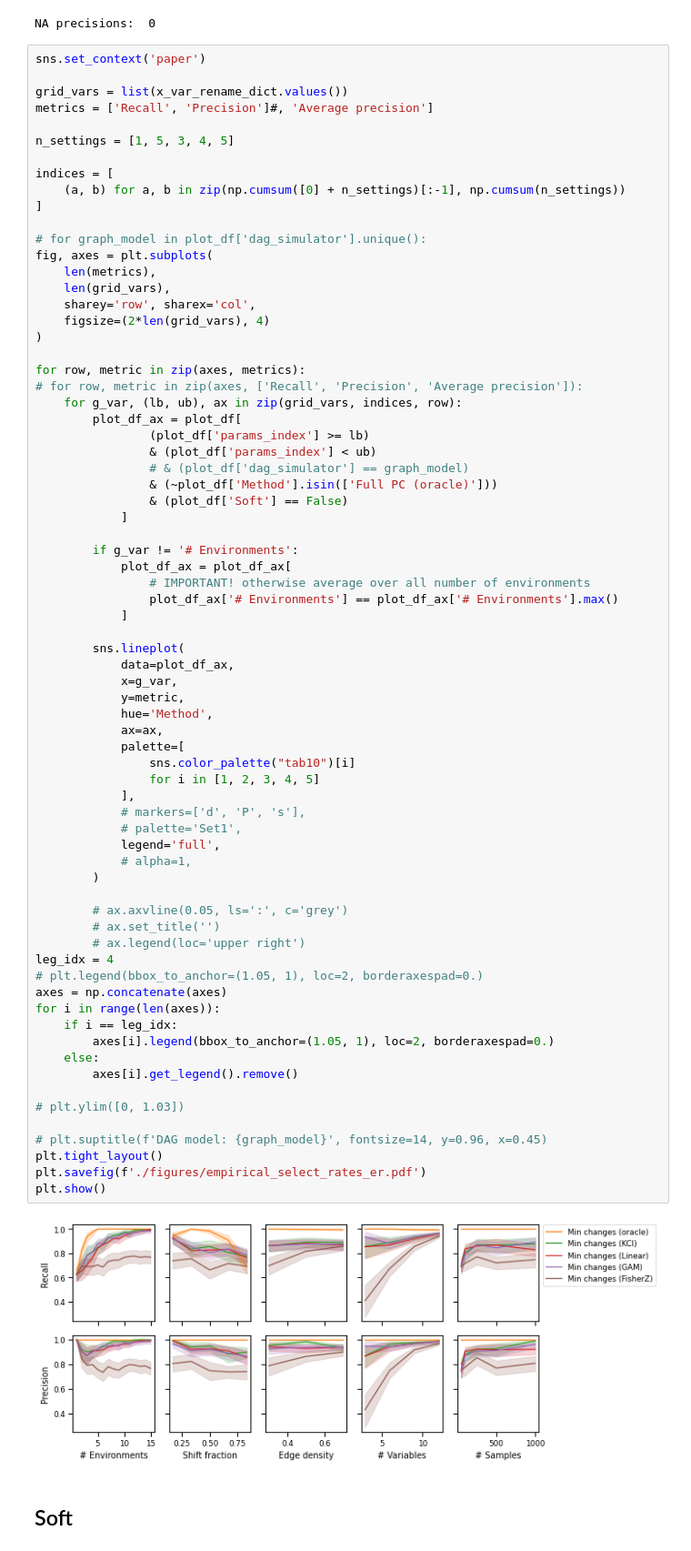
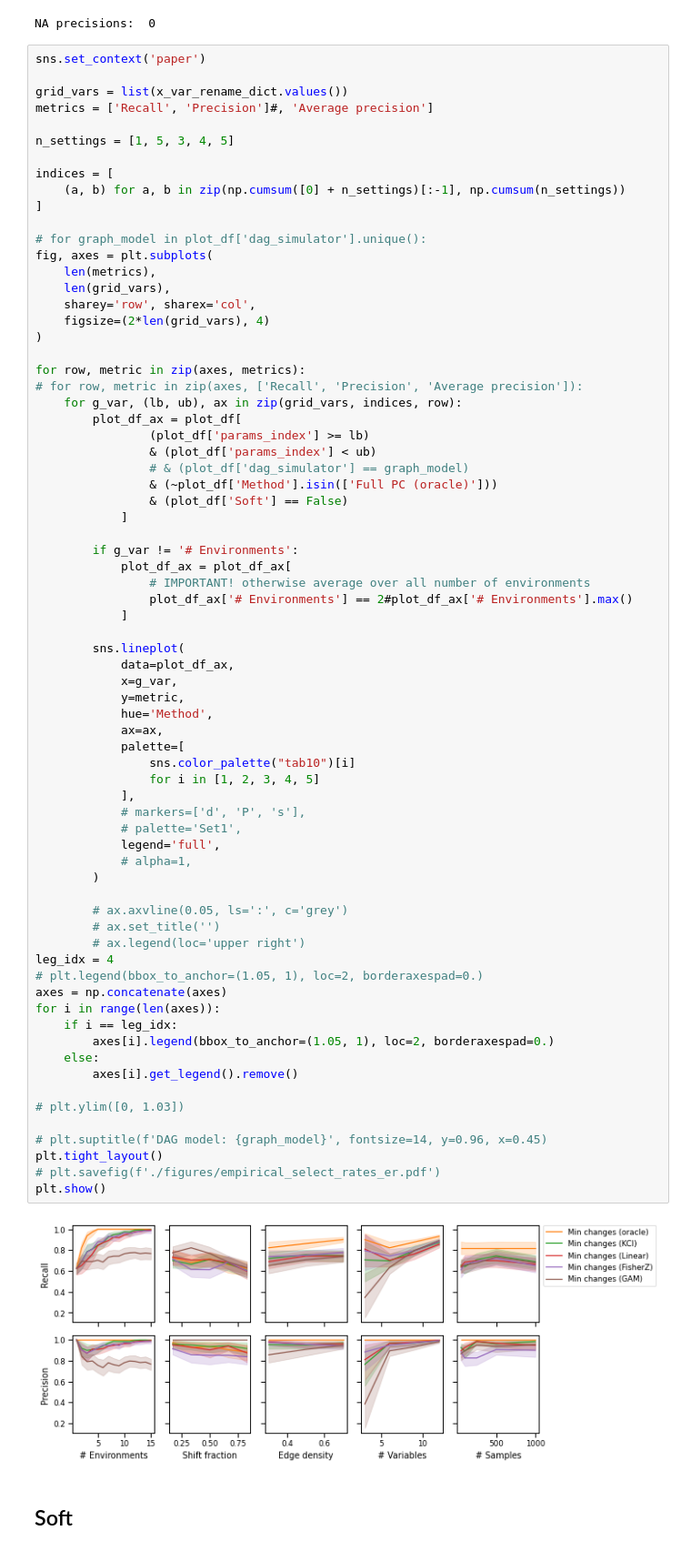
Before and after one commit to rflperry/sparse_shift, a Jupyter notebook: experiments/main_simulations/plot_empirical_power.ipynb, the cells around one changed output. Shown: that part at 91% size. Drawn from its saved outputs; the diff is of its cells as text.

```diff
--- a/experiments/main_simulations/plot_empirical_power.ipynb
+++ b/experiments/main_simulations/plot_empirical_power.ipynb
@@ -90,7 +90,7 @@ for row, metric in zip(axes, metrics):
         if g_var != '# Environments':
             plot_df_ax = plot_df_ax[
                 # IMPORTANT! otherwise average over all number of environments
-                plot_df_ax['# Environments'] == plot_df_ax['# Environments'].max()
+                plot_df_ax['# Environments'] == 2#plot_df_ax['# Environments'].max()
             ]
 
         sns.lineplot(
@@ -100,35 +100,35 @@ for row, metric in zip(axes, metrics):
             hue='Method',
             ax=ax,
             palette=[
                 sns.color_palette("tab10")[i]
                 for i in [1, 2, 3, 4, 5]
             ],
             # markers=['d', 'P', 's'],
             # palette='Set1',
             legend='full',
             # alpha=1,
         )
 
         # ax.axvline(0.05, ls=':', c='grey')
         # ax.set_title('')
         # ax.legend(loc='upper right')
 leg_idx = 4
 # plt.legend(bbox_to_anchor=(1.05, 1), loc=2, borderaxespad=0.)
 axes = np.concatenate(axes)
 for i in range(len(axes)):
     if i == leg_idx:
         axes[i].legend(bbox_to_anchor=(1.05, 1), loc=2, borderaxespad=0.)
     else:
         axes[i].get_legend().remove()
 
 # plt.ylim([0, 1.03])
 
 # plt.suptitle(f'DAG model: {graph_model}', fontsize=14, y=0.96, x=0.45)
 plt.tight_layout()
-plt.savefig(f'./figures/empirical_select_rates_er.pdf')
+# plt.savefig(f'./figures/empirical_select_rates_er.pdf')
 plt.show()
 # %% [output]
-[figure, old version]
+[figure, new version]
 # %% [markdown]
 ## Soft
 # %%
```
Also changed, not shown: 3 other files.
